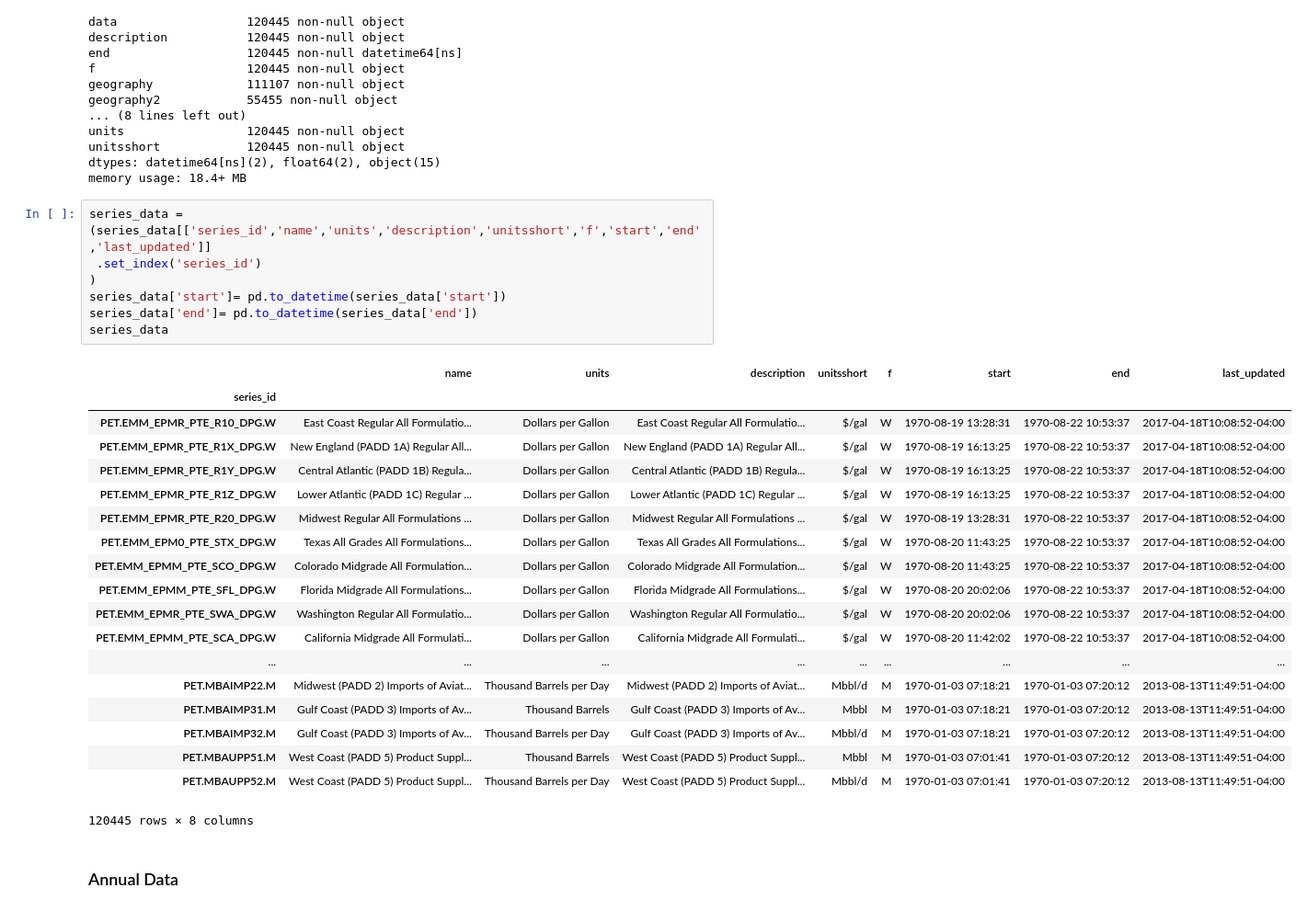
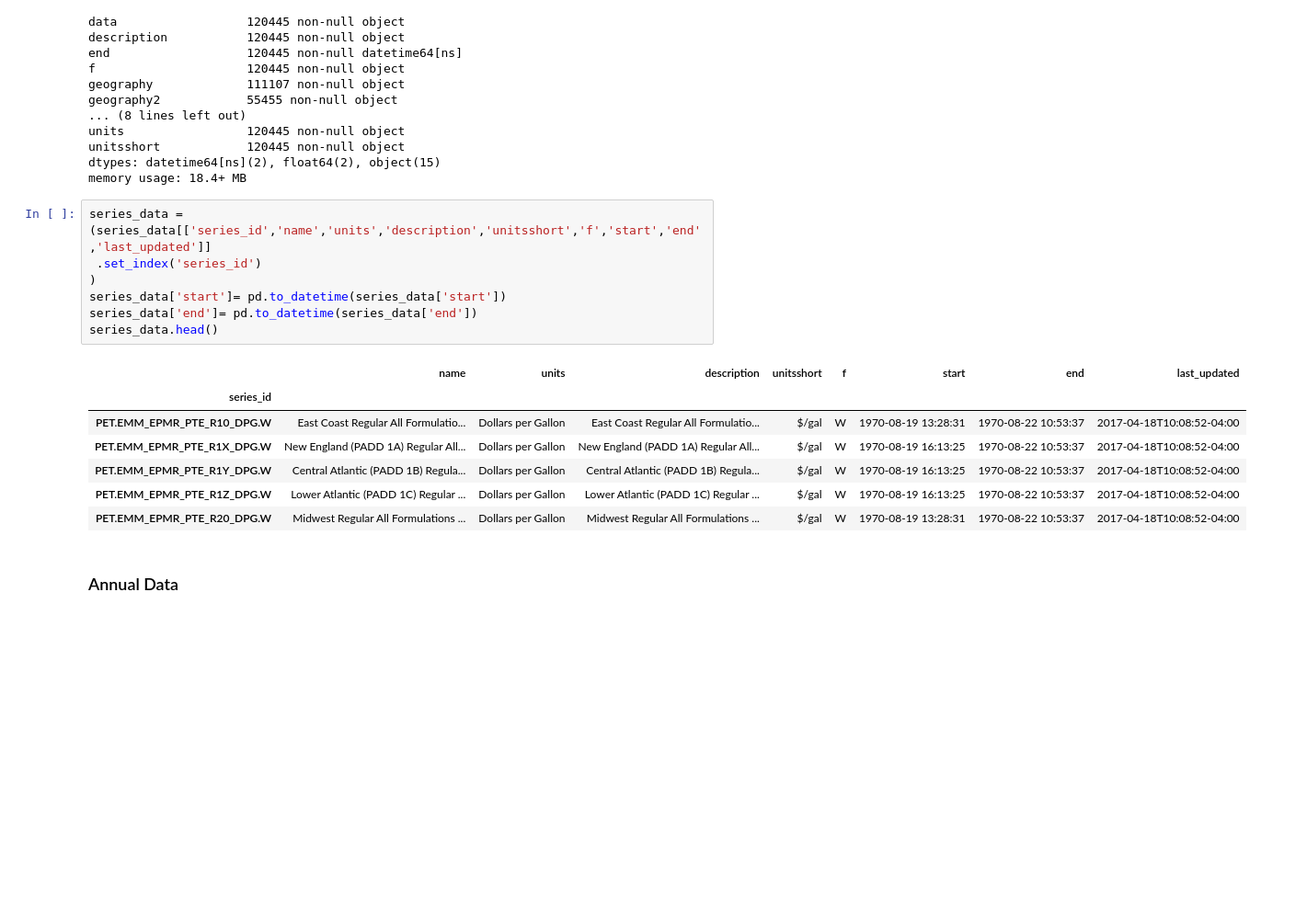
Before and after one commit to limitup/Chipy_Mentorship, a Jupyter notebook: test_sample_set.ipynb, the cells around one changed output. Shown: that part at 92% size. Drawn from its saved outputs; the diff is of its cells as text; blank space fills up the shorter version.

```diff
--- a/test_sample_set.ipynb
+++ b/test_sample_set.ipynb
@@ -127,30 +103,18 @@ memory usage: 18.4+ MB
 # %%
 series_data = (series_data[['series_id','name','units','description','unitsshort','f','start','end','last_updated']]
  .set_index('series_id')
 )
 series_data['start']= pd.to_datetime(series_data['start'])
 series_data['end']= pd.to_datetime(series_data['end'])
-series_data
+series_data.head()
 # %% [output]
 |  | name | units | description | unitsshort | f | start | end | last_updated |
 | series_id |  |  |  |  |  |  |  |  |
 | PET.EMM_EPMR_PTE_R10_DPG.W | East Coast Regular All Formulatio... | Dollars per Gallon | East Coast Regular All Formulatio... | $/gal | W | 1970-08-19 13:28:31 | 1970-08-22 10:53:37 | 2017-04-18T10:08:52-04:00 |
 | PET.EMM_EPMR_PTE_R1X_DPG.W | New England (PADD 1A) Regular All... | Dollars per Gallon | New England (PADD 1A) Regular All... | $/gal | W | 1970-08-19 16:13:25 | 1970-08-22 10:53:37 | 2017-04-18T10:08:52-04:00 |
 | PET.EMM_EPMR_PTE_R1Y_DPG.W | Central Atlantic (PADD 1B) Regula... | Dollars per Gallon | Central Atlantic (PADD 1B) Regula... | $/gal | W | 1970-08-19 16:13:25 | 1970-08-22 10:53:37 | 2017-04-18T10:08:52-04:00 |
 | PET.EMM_EPMR_PTE_R1Z_DPG.W | Lower Atlantic (PADD 1C) Regular ... | Dollars per Gallon | Lower Atlantic (PADD 1C) Regular ... | $/gal | W | 1970-08-19 16:13:25 | 1970-08-22 10:53:37 | 2017-04-18T10:08:52-04:00 |
 | PET.EMM_EPMR_PTE_R20_DPG.W | Midwest Regular All Formulations ... | Dollars per Gallon | Midwest Regular All Formulations ... | $/gal | W | 1970-08-19 13:28:31 | 1970-08-22 10:53:37 | 2017-04-18T10:08:52-04:00 |
-| PET.EMM_EPM0_PTE_STX_DPG.W | Texas All Grades All Formulations... | Dollars per Gallon | Texas All Grades All Formulations... | $/gal | W | 1970-08-20 11:43:25 | 1970-08-22 10:53:37 | 2017-04-18T10:08:52-04:00 |
-| PET.EMM_EPMM_PTE_SCO_DPG.W | Colorado Midgrade All Formulation... | Dollars per Gallon | Colorado Midgrade All Formulation... | $/gal | W | 1970-08-20 11:43:25 | 1970-08-22 10:53:37 | 2017-04-18T10:08:52-04:00 |
-| PET.EMM_EPMM_PTE_SFL_DPG.W | Florida Midgrade All Formulations... | Dollars per Gallon | Florida Midgrade All Formulations... | $/gal | W | 1970-08-20 20:02:06 | 1970-08-22 10:53:37 | 2017-04-18T10:08:52-04:00 |
-| PET.EMM_EPMR_PTE_SWA_DPG.W | Washington Regular All Formulatio... | Dollars per Gallon | Washington Regular All Formulatio... | $/gal | W | 1970-08-20 20:02:06 | 1970-08-22 10:53:37 | 2017-04-18T10:08:52-04:00 |
-| PET.EMM_EPMM_PTE_SCA_DPG.W | California Midgrade All Formulati... | Dollars per Gallon | California Midgrade All Formulati... | $/gal | W | 1970-08-20 11:42:02 | 1970-08-22 10:53:37 | 2017-04-18T10:08:52-04:00 |
-| ... | ... | ... | ... | ... | ... | ... | ... | ... |
-| PET.MBAIMP22.M | Midwest (PADD 2) Imports of Aviat... | Thousand Barrels per Day | Midwest (PADD 2) Imports of Aviat... | Mbbl/d | M | 1970-01-03 07:18:21 | 1970-01-03 07:20:12 | 2013-08-13T11:49:51-04:00 |
-| PET.MBAIMP31.M | Gulf Coast (PADD 3) Imports of Av... | Thousand Barrels | Gulf Coast (PADD 3) Imports of Av... | Mbbl | M | 1970-01-03 07:18:21 | 1970-01-03 07:20:12 | 2013-08-13T11:49:51-04:00 |
-| PET.MBAIMP32.M | Gulf Coast (PADD 3) Imports of Av... | Thousand Barrels per Day | Gulf Coast (PADD 3) Imports of Av... | Mbbl/d | M | 1970-01-03 07:18:21 | 1970-01-03 07:20:12 | 2013-08-13T11:49:51-04:00 |
-| PET.MBAUPP51.M | West Coast (PADD 5) Product Suppl... | Thousand Barrels | West Coast (PADD 5) Product Suppl... | Mbbl | M | 1970-01-03 07:01:41 | 1970-01-03 07:20:12 | 2013-08-13T11:49:51-04:00 |
-| PET.MBAUPP52.M | West Coast (PADD 5) Product Suppl... | Thousand Barrels per Day | West Coast (PADD 5) Product Suppl... | Mbbl/d | M | 1970-01-03 07:01:41 | 1970-01-03 07:20:12 | 2013-08-13T11:49:51-04:00 |
-120445 rows × 8 columns
 # %% [markdown]
 ### Annual Data
 # %% [markdown]
```
Also changed, not shown: parts of 5 cells of this notebook.
